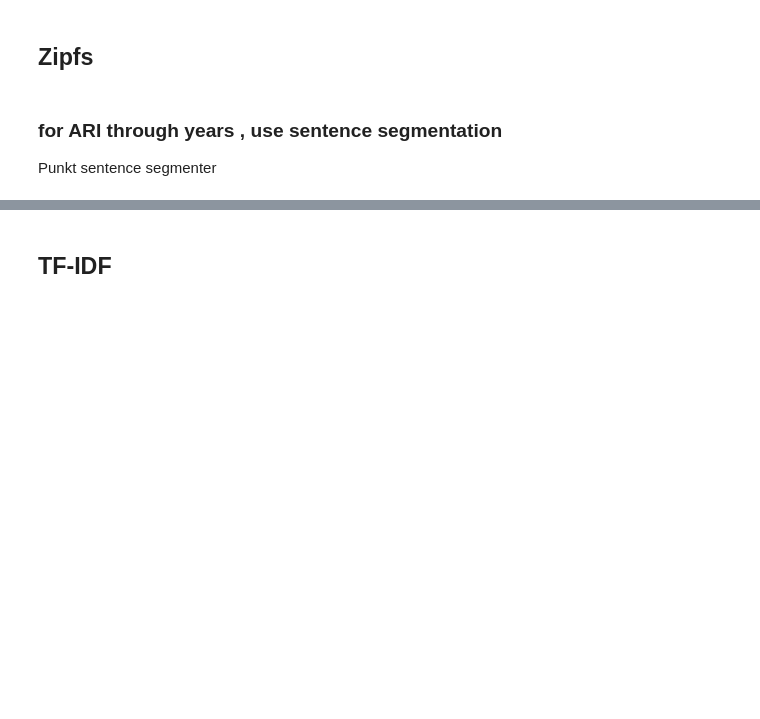
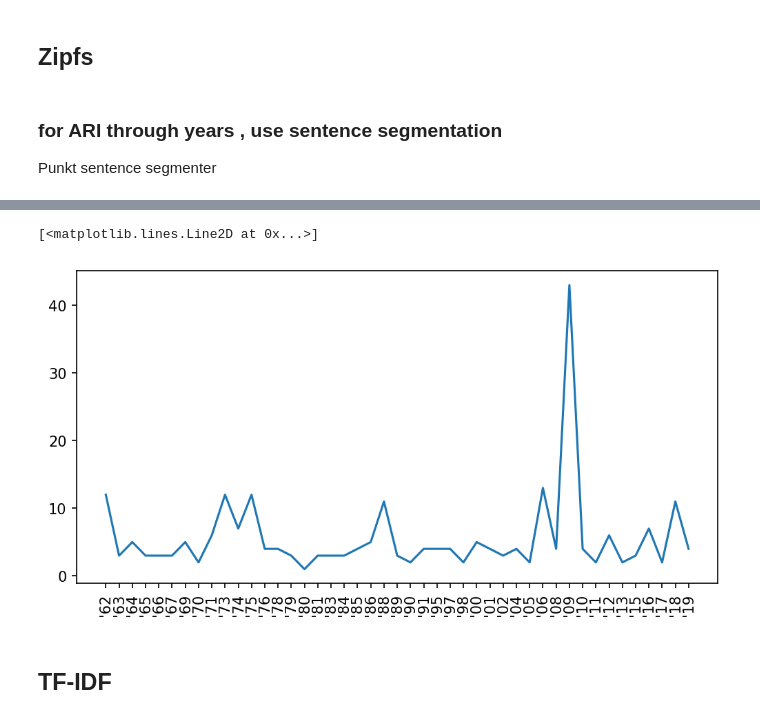
Before and after one commit to jatanjay/Song-and-Dance-Man-, a Jupyter notebook: SongandDanceMan.ipynb, the cells around one changed output, grey strips where cells are left out. Saved outputs shown, nothing was run; the diff lists cells and outputs as text; code cells hidden in the pictures; blank space fills up the shorter version.

```diff
--- a/SongandDanceMan.ipynb
+++ b/SongandDanceMan.ipynb
@@ -339,5 +339,5 @@ grams_5
 ## Zipfs
 # %%
 as_dict = pd.Series(by_years.lyrics.values,index=by_years.year).to_dict()
-years = [year for year in as_dict.keys()]
+years = ["'"+str(year)[2:-2] for year in as_dict.keys()]
 # %%
@@ -350,3 +355,25 @@ Punkt sentence segmenter
+# %%
+ari_dict = {}
+def ari(df):
+    year = 0
+    for song in df.lyrics.values:
+        year += 1
+        punkted = nltk.sent_tokenize(song)
+        uw = list(map(len, punkted))
+        avg_uw = sum(uw) / len(uw)
+        us = [len(sent.split()) for sent in punkted]
+        avg_us = sum(us) / len(us)
+        ari = 4.71 * avg_uw + 0.5 * avg_us - 21.43
+        ari_dict[year] = round(ari/1000)
+    return ari_dict
+ari = ari(by_years)
+ari_by_years = dict(zip(years[:-2], list(ari.values())))
+# %%
+plt.xticks(rotation='vertical')
+plt.plot(list(ari_by_years.keys()),list(ari_by_years.values()))
+# %% [output]
+[<matplotlib.lines.Line2D at 0x...>]
+[figure, added]
 # %% [markdown]
 ## TF-IDF
 # %% [markdown]
```
Also changed, not shown: parts of 4 cells of this notebook.
